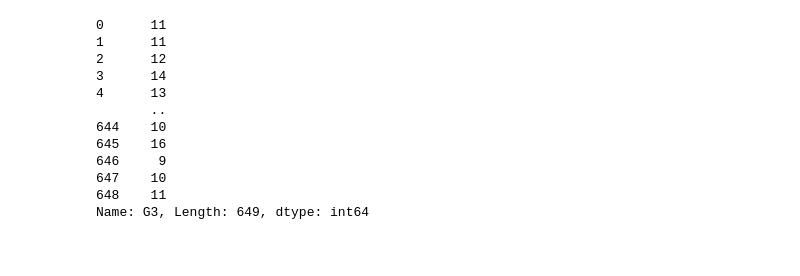
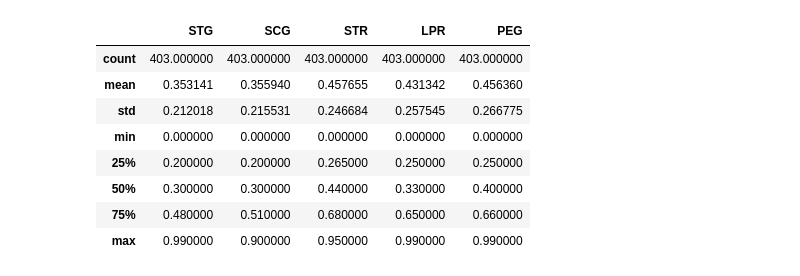
Before and after one commit to Darshini-A/Data-Science-2, a Jupyter notebook: Prac_2_DSII_.ipynb, the cells around one changed output. Saved outputs shown, nothing was run; the diff lists cells and outputs as text; code cells hidden in the pictures.

```diff
--- a/Prac_2_DSII_.ipynb
+++ b/Prac_2_DSII_.ipynb
@@ -120,15 +27,12 @@ X
-# %%
-y
-# %% [output]
-0      11
-1      11
-2      12
-3      14
-4      13
-       ..
-644    10
-645    16
-646     9
-647    10
-648    11
-Name: G3, Length: 649, dtype: int64
+# %%
+ pd.DataFrame(df.describe())
+# %% [output]
+|  | STG | SCG | STR | LPR | PEG |
+| count | 403.000000 | 403.000000 | 403.000000 | 403.000000 | 403.000000 |
+| mean | 0.353141 | 0.355940 | 0.457655 | 0.431342 | 0.456360 |
+| std | 0.212018 | 0.215531 | 0.246684 | 0.257545 | 0.266775 |
+| min | 0.000000 | 0.000000 | 0.000000 | 0.000000 | 0.000000 |
+| 25% | 0.200000 | 0.200000 | 0.265000 | 0.250000 | 0.250000 |
+| 50% | 0.300000 | 0.300000 | 0.440000 | 0.330000 | 0.400000 |
+| 75% | 0.480000 | 0.510000 | 0.680000 | 0.650000 | 0.660000 |
+| max | 0.990000 | 0.900000 | 0.950000 | 0.990000 | 0.990000 |
```
Also changed, not shown: parts of 27 cells of this notebook.
